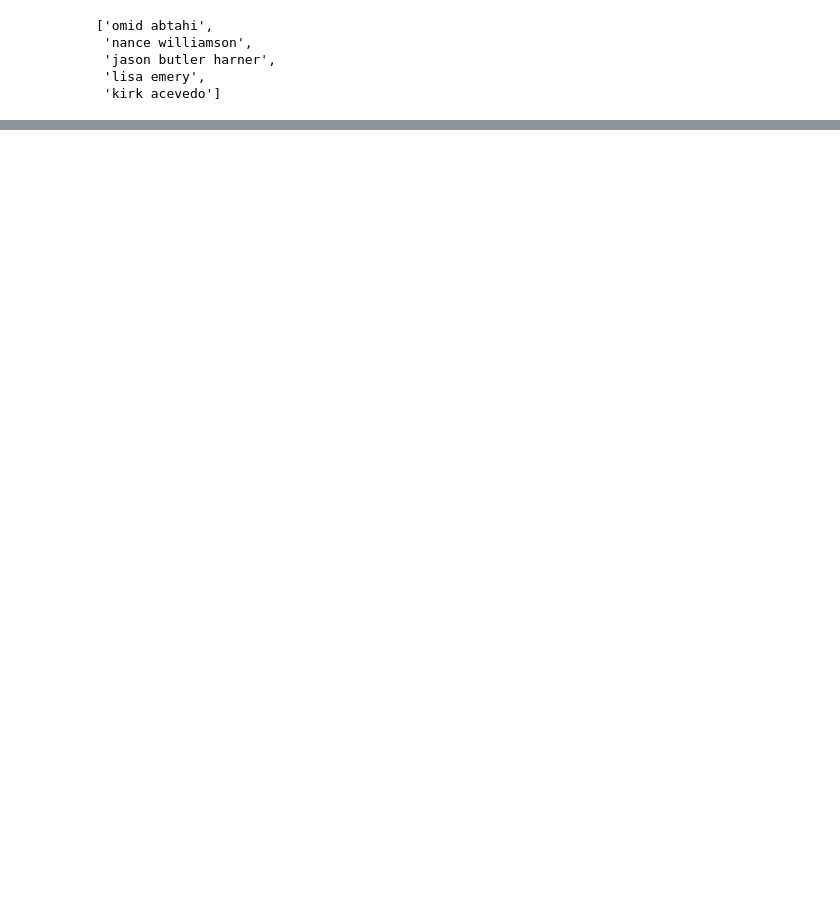
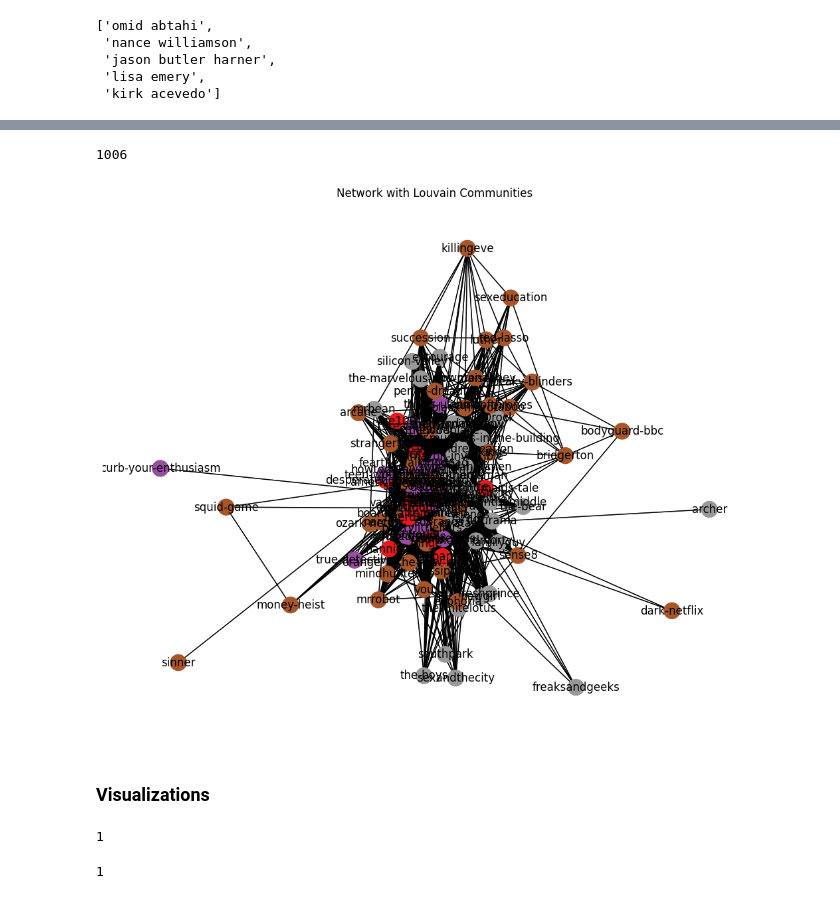
Before and after one commit to DanielBarabas/prog2_3rd_assignment_group, a Jupyter notebook: series-actor-network.ipynb, the cells around one changed output, grey strips where cells are left out. Cells and saved outputs as stored; diff of their text form; code cells hidden in the pictures; blank space fills up the shorter version.

```diff
--- a/series-actor-network.ipynb
+++ b/series-actor-network.ipynb
@@ -105,0 +202,7 @@ meta.head()
+# %%
+weight_edge_df = edge_df.groupby(["source","target"])["actor"].agg('count').reset_index()
+weight_edge_df=weight_edge_df.rename(columns={"actor":"weight"})
+# %%
+weight_edge_df["weight"].argmax()
+# %% [output]
+1006
@@ -105,0 +213,23 @@ meta.head()
+# %%
+weighted_graph = nx.from_pandas_edgelist(weight_edge_df,edge_attr=True)
+# %%
+comms = nx.community.louvain_communities(weighted_graph,weight="weight")
+# %%
+# Create a dictionary mapping nodes to their community IDs
+node_to_community = {}
+for i, comm in enumerate(comms):
+    for node in comm:
+        node_to_community[node] = i
+node_colors = [node_to_community[node] for node in weighted_graph.nodes()]
+pos = nx.spring_layout(weighted_graph, k = 0.1, iterations=10)
+# %%
+plt.figure(figsize=(10, 8))
+nx.draw(weighted_graph, pos, node_size=300, cmap=plt.cm.Set1, node_color=node_colors)
+nx.draw_networkx_edges(weighted_graph, pos, alpha=0.5)
+nx.draw_networkx_labels(weighted_graph, pos)
+plt.title("Network with Louvain Communities")
+plt.show()
+# %% [output]
+[figure, added]
+# %% [markdown]
+### Visualizations
@@ -105,0 +240,4 @@ meta.head()
+# %%
+g.nodes[11]["block"]
+# %% [output]
+1
@@ -105,0 +246,4 @@ meta.head()
+# %%
+weighted_graph.nodes["13reasonswhy"]["community"]
+# %% [output]
+1
```
Also changed, not shown: parts of 24 cells of this notebook.
